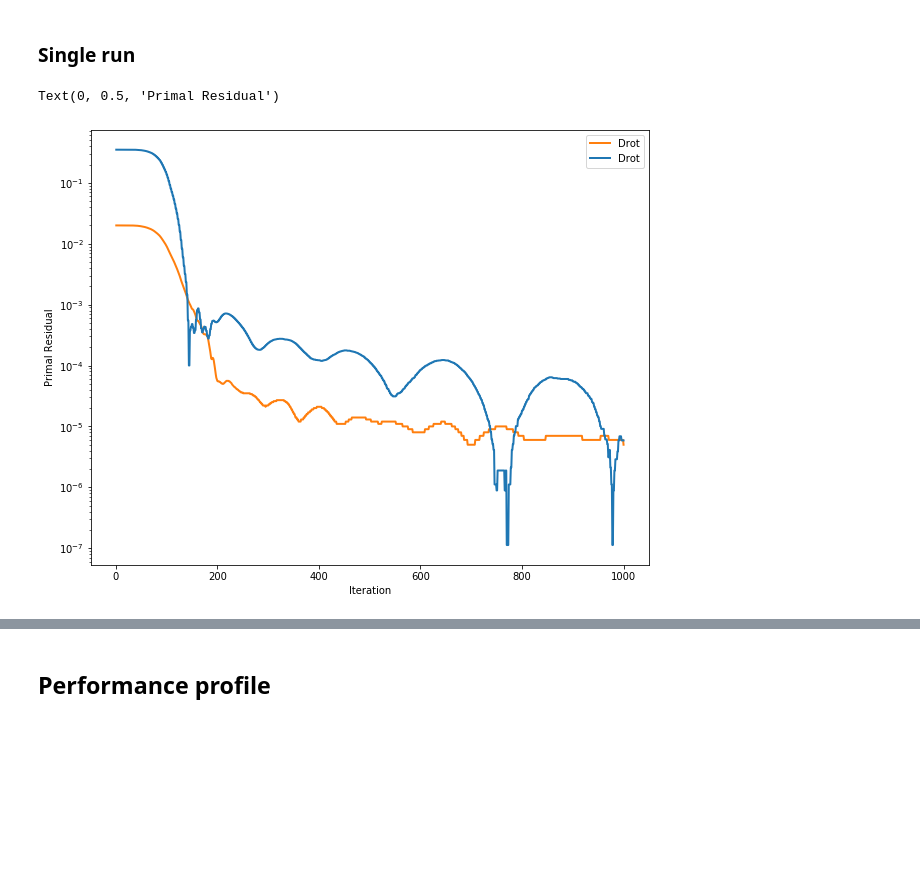
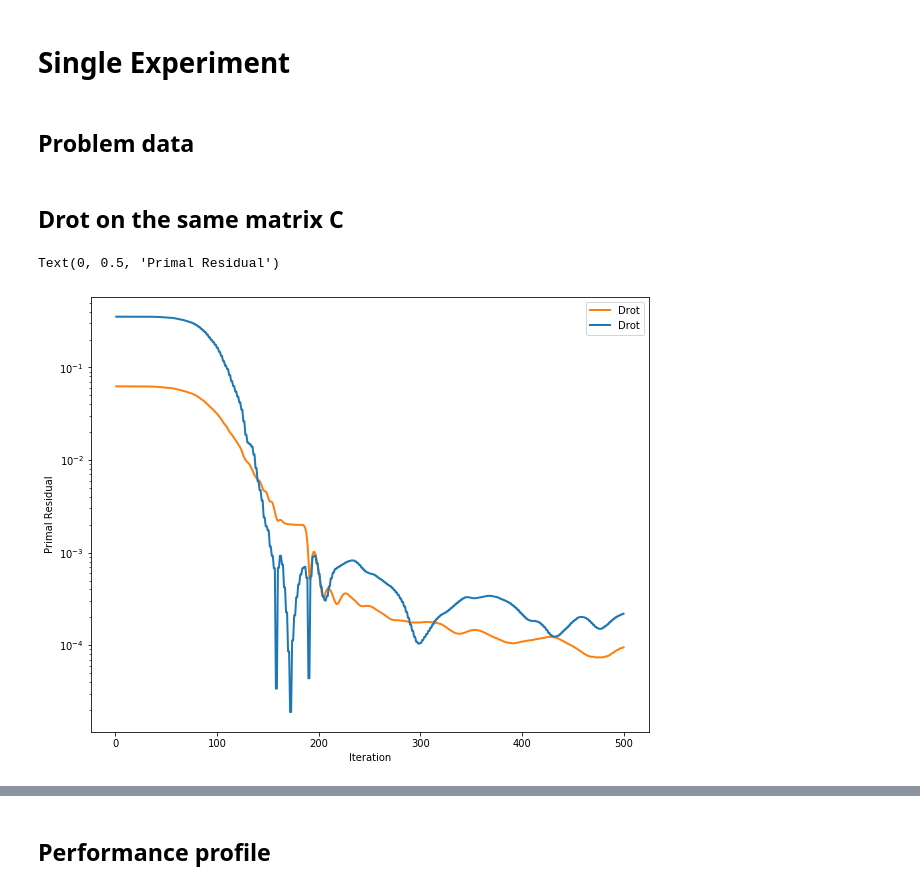
Before and after one commit to vienmai/drot, a Jupyter notebook: examples/notebook.ipynb, the cells around one changed output, grey strips where cells are left out. Cells and saved outputs as stored; diff of their text form; code cells hidden in the pictures; blank space fills up the shorter version.

```diff
--- a/examples/notebook.ipynb
+++ b/examples/notebook.ipynb
@@ -25,6 +23,7 @@ def save(C, nrows, ncols, filename):
     output_file = open(filename, 'wb')
     C.tofile(output_file)
     output_file.close()
+
 def readcsv(filename):
     f = [];
     with open(filename) as csvfile:
@@ -33,20 +32,6 @@ def readcsv(filename):
         for row in csvReader:
             f.append(float(row[0]))
     return np.asarray(f, dtype=np.float32)
-
-# def two_dimensional_gaussian_ot_64(m, n):
-#     mu_s = np.array([0, 0.5])
-#     cov_s = np.array([[1, 0.5], [0.5, 1]])
-#     mu_t = np.array([4, 10])
-#     cov_t = np.array([[1, -.8], [-.8, 1]])
-#     xs = ot.datasets.make_2D_samples_gauss(m, mu_s, cov_s)
-#     xt = ot.datasets.make_2D_samples_gauss(n, mu_t, cov_t)
-#     p, q = np.ones((m,)) / m, np.ones((n,)) / n
-#     C = np.array(ot.dist(xs, xt), order='F')
-#     C /= C.max()
-#     C32 = np.array(C, order='F').astype(np.float32)
-#     save(C32, m, n, "../gpu/data/cmatrix")
-#     return m, n, C, p, q
 
 def two_dimensional_gaussian_ot(m, n):
     mu_s = np.array([0, 0.5])
@@ -58,4 +43,5 @@ def two_dimensional_gaussian_ot(m, n):
     p, q = np.ones((m,)).astype(np.float32) / m, np.ones((n,)).astype(np.float32) / n
     C = np.array(ot.dist(xs, xt), order='F').astype(np.float32)
     C /= C.max()
+    save(C, m, n, "data/cmatrix")
     return m, n, C, p, q
@@ -66,36 +48,43 @@ m, n, C, p, q = two_dimensional_gaussian_ot_64(1000, 1000)
+# %% [markdown]
+# Single Experiment
+# %% [markdown]
+## Problem data
 # %%
-femd = ot.emd2(p, q, C.copy(), numItermax=100000)  # direct computation of EMD
+m, n, C, p, q = two_dimensional_gaussian_ot(512, 512)
+femd = ot.emd2(p, q, C.copy(), numItermax=100000)  # LP solver
-# %% [markdown]
-### Single run
+# %% [markdown]
+## Drot on the same matrix C
 # %%
-filenames = [ '../gpu/output/' + 'drot_5000_0.000010.csv' ];
+# Remember to run the DROT before executing this cell
+
+filenames = [ 'output/' + 'drot_512_0.000977.csv' ];
 labels = ['Drot']
 colors = ['C0', 'C1']
 markers = ['', '']
 fig1 = plt.figure(figsize=(10, 8))
 
 optval = femd
 
 for i in range(len(filenames)):
     k = []; t = []; r = []; f = [];
     with open(filenames[i]) as csvfile:
         csvReader = csv.reader(csvfile, delimiter=",")
         next(csvReader)  # skip the header
         for row in csvReader:
             k.append(int(row[0]))
             t.append(float(row[1]))
             r.append(float(row[2]))
             f.append(float(row[3]))
 
         plt.plot(k, [res for res in r], color=colors[i+1], marker=markers[i], label=labels[i], linewidth=2)
         plt.plot(k, [abs(fval - optval) for fval in f], color=colors[i], marker=markers[i], label=labels[i], linewidth=2)
 
 
 plt.yscale('log')
 plt.legend()
 plt.xlabel("Iteration")
 plt.ylabel("Primal Residual")
 # %% [output]
 Text(0, 0.5, 'Primal Residual')
-[figure, old version]
+[figure, new version]
 # %%
```
Also changed, not shown: parts of 14 cells of this notebook, 2 other files.
